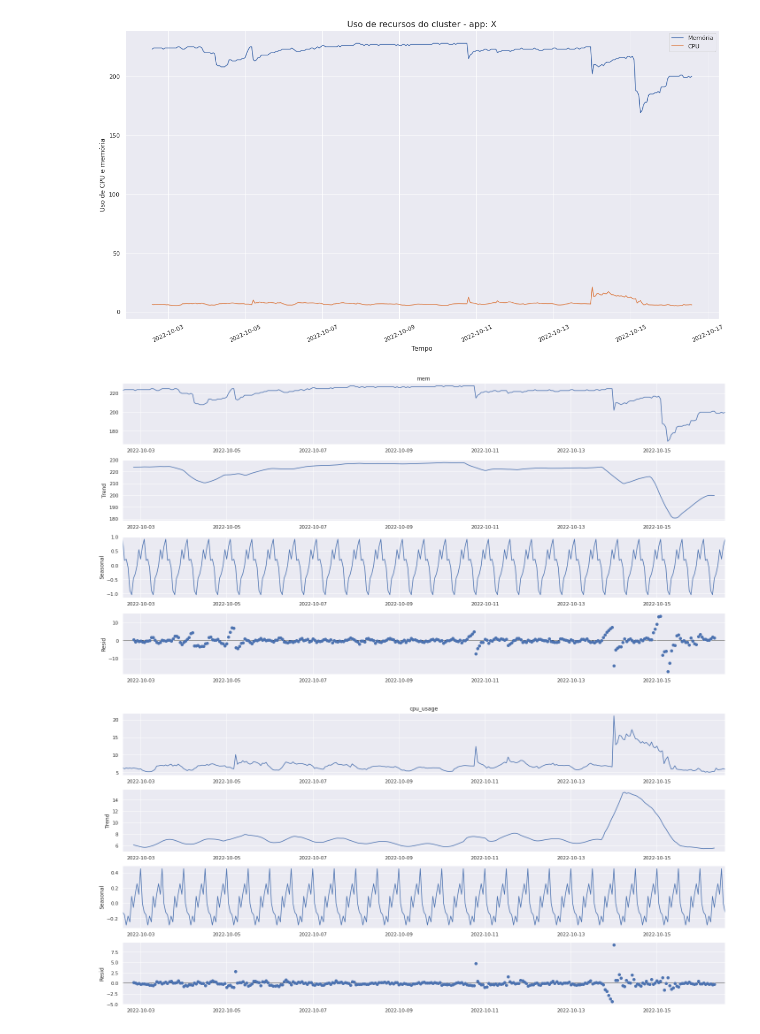
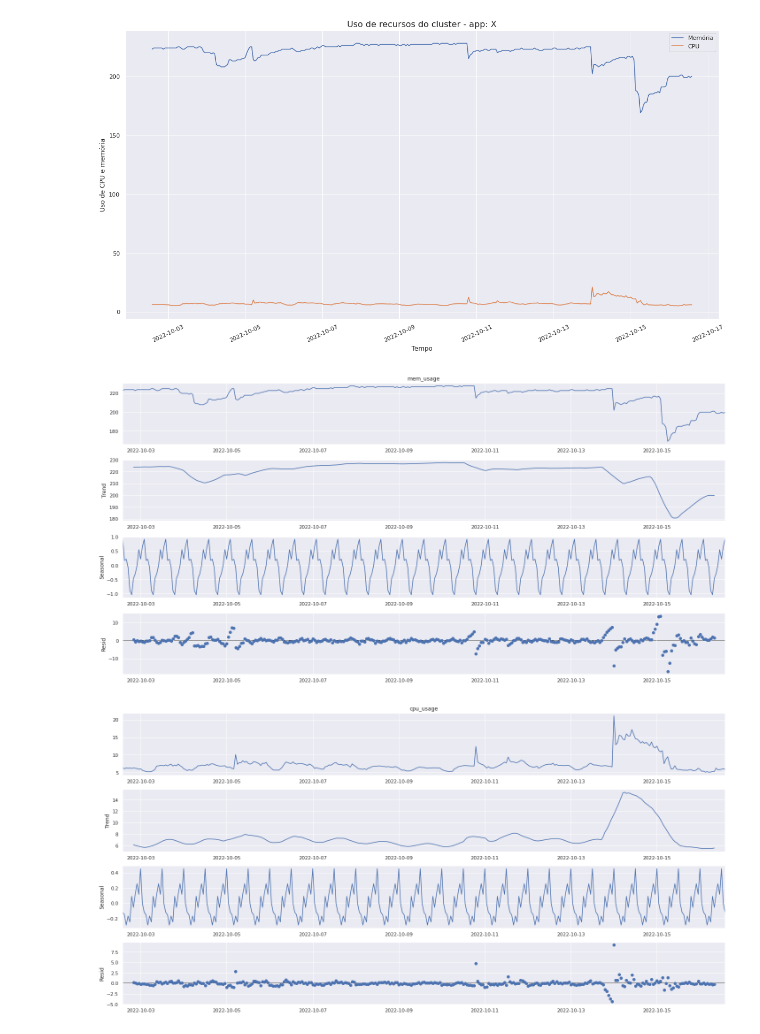
Before and after one commit to edgleuma-abreu/IGTI, a Jupyter notebook: Projeto_Aplicado_v2.ipynb, the cells around one changed output. Drawn from its saved outputs; the diff is of its cells as text; code cells hidden in the pictures.

```diff
--- a/Projeto_Aplicado_v2.ipynb
+++ b/Projeto_Aplicado_v2.ipynb
@@ -107,2 +107,4 @@ None
 # %%
-df.index = df[["datahora"]].apply(pd.to_datetime, format="%d/%m/%y %H:%M")
+#df.index = df[["datahora"]].apply(pd.to_datetime, format="%d/%m/%y %H:%M")
+#df_mem.index = df_mem[["datahora"]].apply(pd.to_datetime, format="%d/%m/%y %H:%M")
+#df_cpu.index = df_cpu[["datahora"]].apply(pd.to_datetime, format="%d/%m/%y %H:%M")
@@ -109,6 +501,6 @@ df.index = df[["datahora"]].apply(pd.to_datetime, format="%d/%m/%y %H:%M")
 # %%
 #eliminar a coluna DATE, pois ela já seria o indice
-df.drop("datahora", inplace=True, axis=1)
+#df.drop("datahora", inplace=True, axis=1)
 # %%
 sns.set(rc={'figure.figsize':(20,10)})
 
@@ -127,10 +519,10 @@ plt.legend( loc='middle right', labels=['Memória', 'CPU'])
 [figure]
 # %%
 #TODO: Entender parâmetros - additive ou multiplicative / qtde de periods / Não entendi como interpreta o ruído/ Dá para fazer CPU e mem juntos ou tem que fazer separado mesmo?
-result_mem = seasonal_decompose(df['mem'], model='additive', period=12)
+result_mem = seasonal_decompose(df['mem_usage'], model='additive', period=12)
 fig = result_mem.plot()
 # %% [output]
-[figure, old version]
+[figure, new version]
 # %%
 result_cpu = seasonal_decompose(df['cpu_usage'], model='additive', period=12)
 fig = result_cpu.plot()
```
Also changed, not shown: parts of 68 cells of this notebook.
